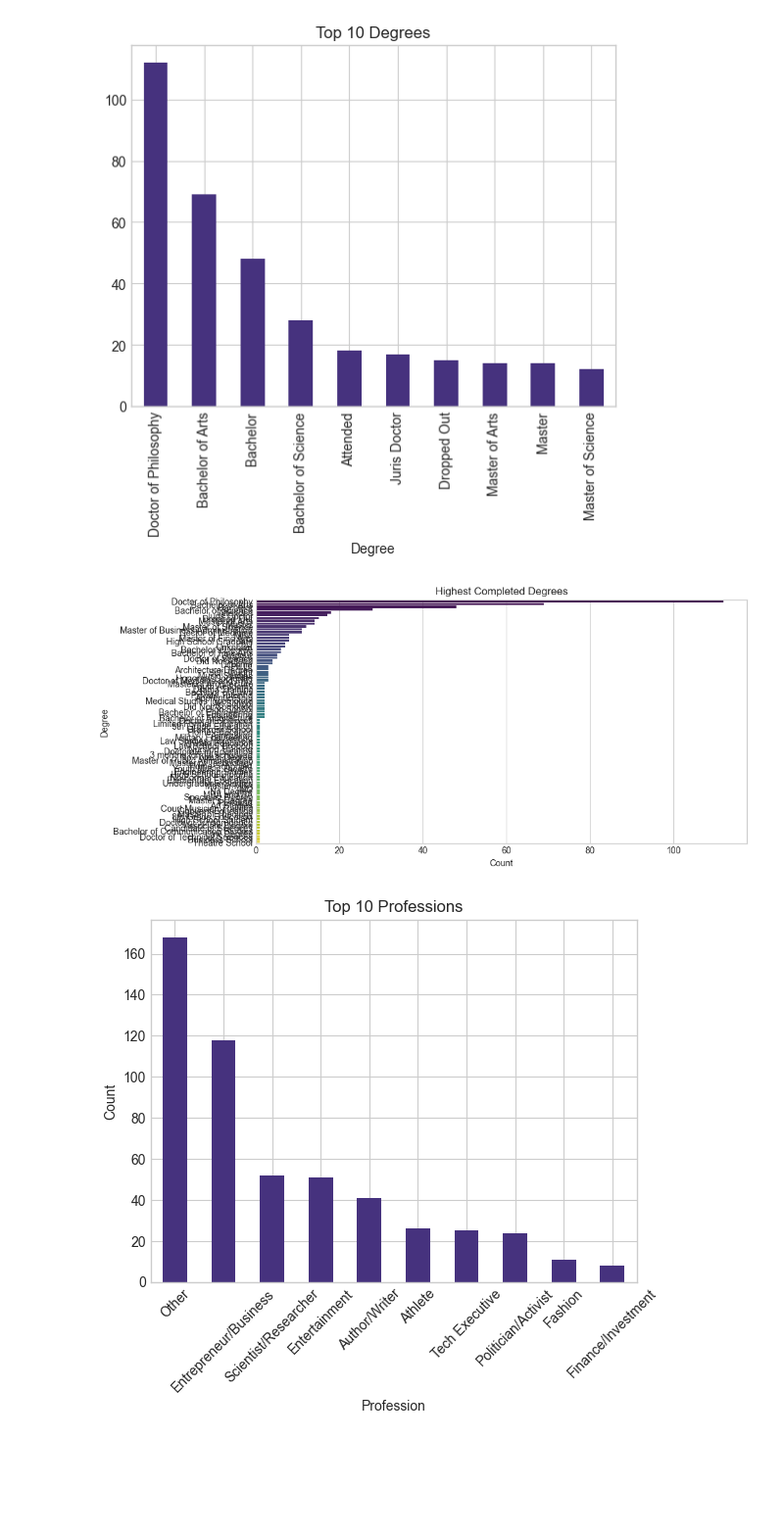
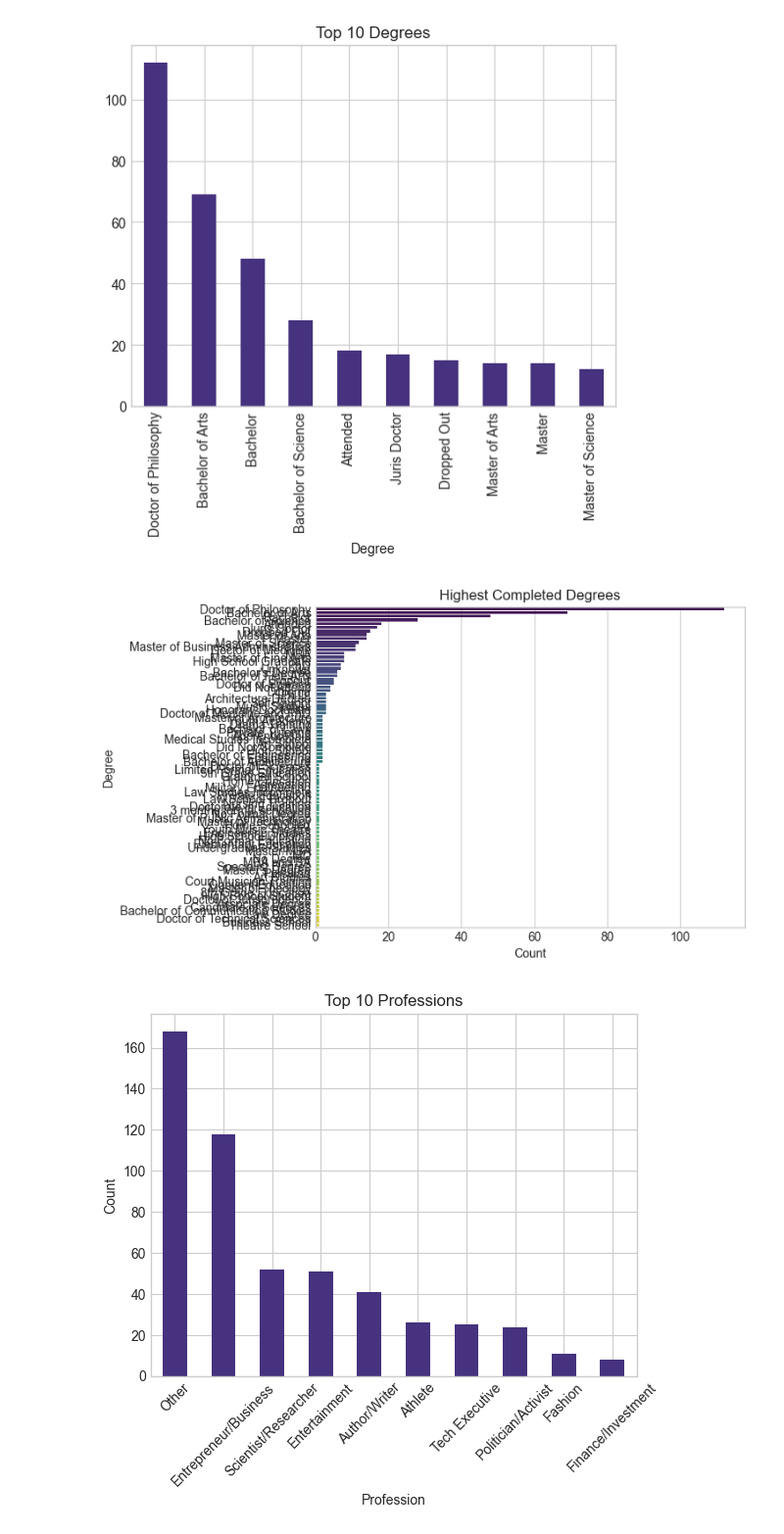
Before and after one commit to CandyVelazco100/Data-Analysis-Projects, a Jupyter notebook: Educational Backgrounds of Successful People/Educational Backgrounds of Successful People.ipynb, the cells around one changed output. Shown at 98% size. Drawn from its saved outputs; the diff is of its cells as text; code cells hidden in the pictures; blank space fills up the shorter version.

```diff
--- a/Educational Backgrounds of Successful People/Educational Backgrounds of Successful People.ipynb
+++ b/Educational Backgrounds of Successful People/Educational Backgrounds of Successful People.ipynb
@@ -198,14 +198,13 @@ plt.show()
 # %% [output]
 [figure]
 # %%
-plt.figure(figsize=(10, 5))
 sns.countplot(y=df['Degree'], order=df['Degree'].value_counts().index, palette="viridis")
 plt.title("Highest Completed Degrees")
 plt.xlabel("Count")
 plt.ylabel("Degree")
 plt.show()
 # %% [output]
-[figure, old version]
+[figure, new version]
 # %%
 top_professions = df['Profession'].value_counts().head(10)
 
```
Also changed, not shown: 2 other files.
